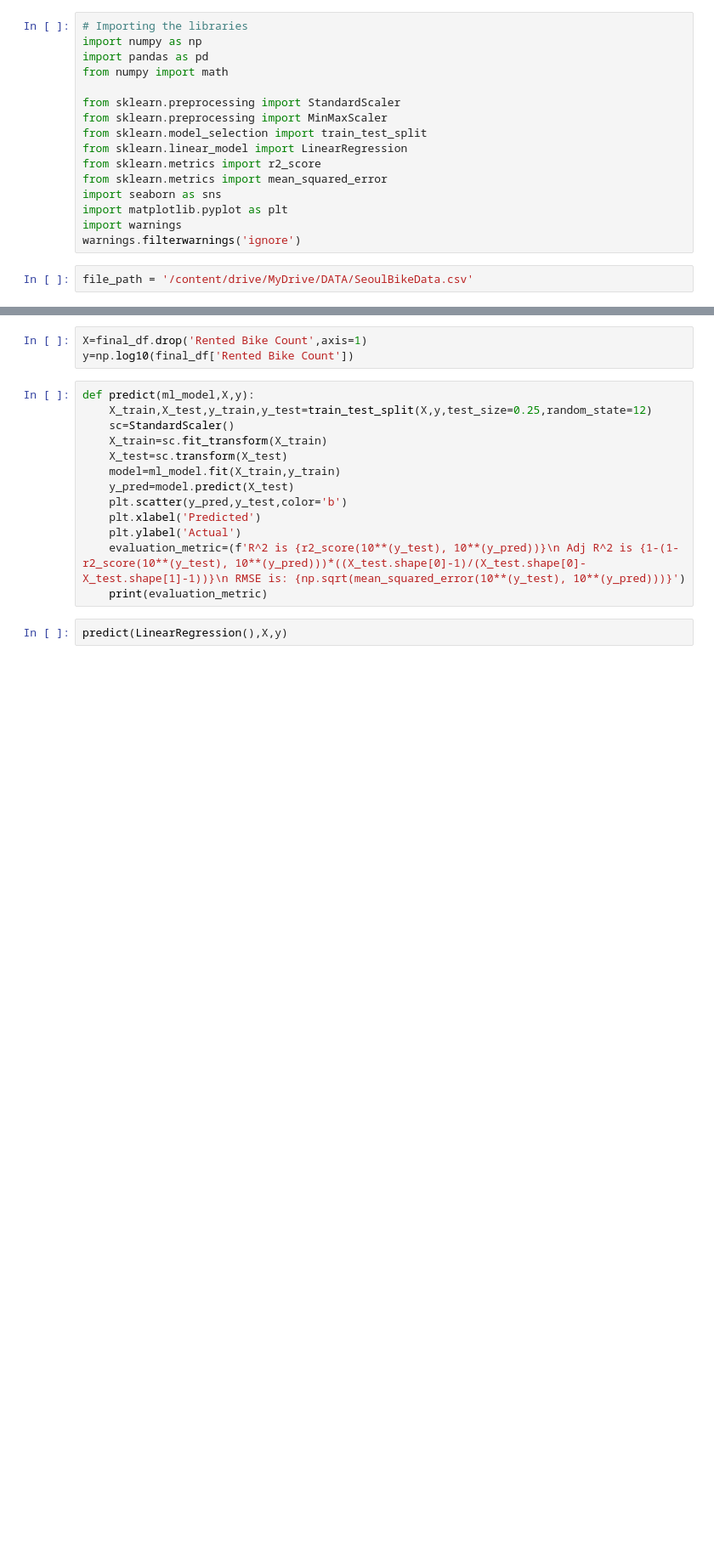
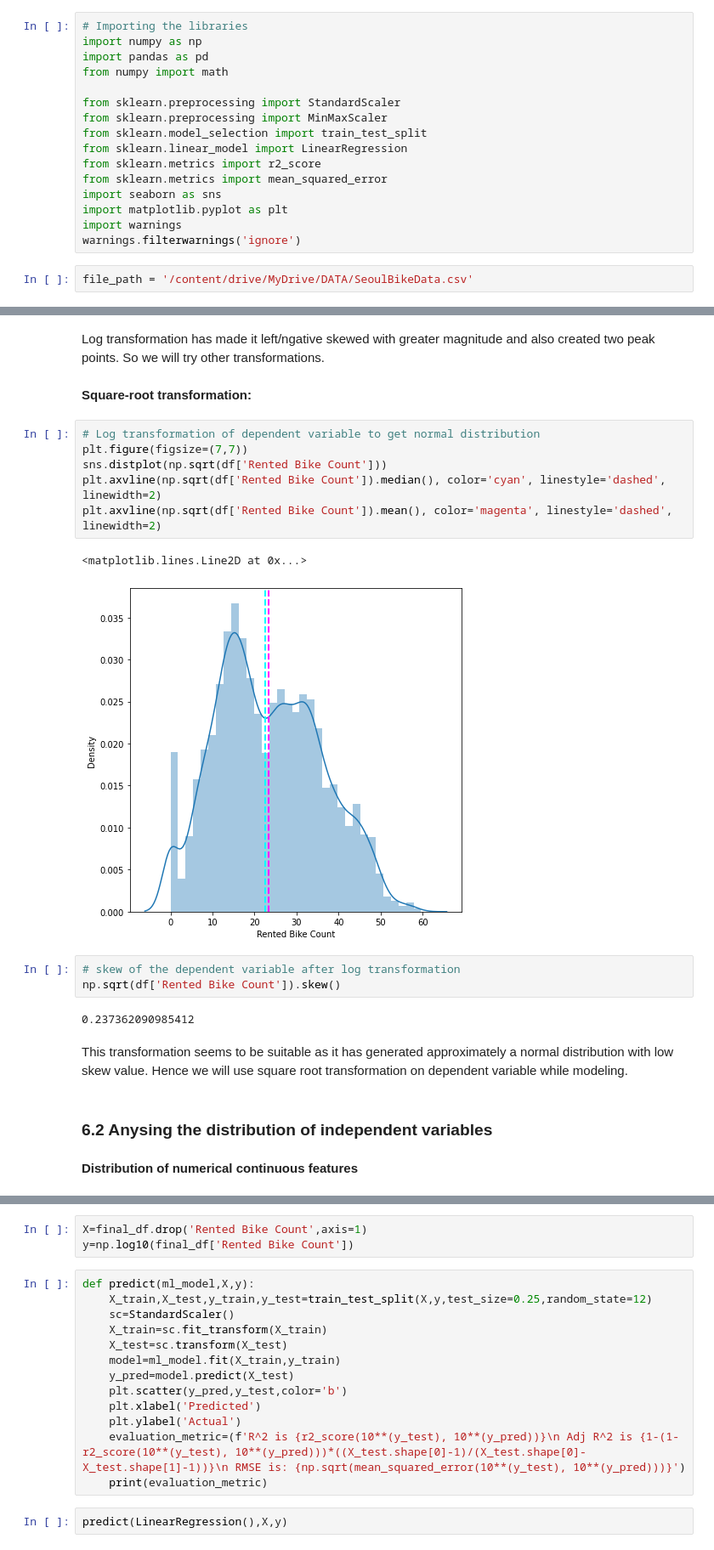
Before and after one commit to disuja7/Bike-sharing-demand-prediction, a Jupyter notebook: Copy_of_Bike_Sharing_Demand_Prediction_Capstone_Project.ipynb, the cells around one changed output, grey strips where cells are left out. Shown: that part at 85% size. Drawn from its saved outputs; the diff is of its cells as text; blank space fills up the shorter version.

```diff
--- a/Copy_of_Bike_Sharing_Demand_Prediction_Capstone_Project.ipynb
+++ b/Copy_of_Bike_Sharing_Demand_Prediction_Capstone_Project.ipynb
@@ -55,0 +234,25 @@ df = pd.read_csv(file_path,encoding="ISO-8859-1")
+# %% [markdown]
+Log transformation has made it left/ngative skewed with greater magnitude and also created two peak points. So we will try other transformations.
+# %% [markdown]
+**Square-root transformation:**
+# %%
+# Log transformation of dependent variable to get normal distribution
+plt.figure(figsize=(7,7))
+sns.distplot(np.sqrt(df['Rented Bike Count']))
+plt.axvline(np.sqrt(df['Rented Bike Count']).median(), color='cyan', linestyle='dashed', linewidth=2)
+plt.axvline(np.sqrt(df['Rented Bike Count']).mean(), color='magenta', linestyle='dashed', linewidth=2)
+# %% [output]
+<matplotlib.lines.Line2D at 0x...>
+[figure, added]
+# %%
+# skew of the dependent variable after log transformation
+np.sqrt(df['Rented Bike Count']).skew()
+# %% [output]
+0.237362090985412
+# %% [markdown]
+This transformation seems to be suitable as it has generated approximately a normal distribution with low skew value.
+Hence we will use square root transformation on dependent variable while modeling.
+# %% [markdown]
+### **6.2 Anysing the distribution of independent variables**
+# %% [markdown]
+**Distribution of numerical continuous features**
```
Also changed, not shown: parts of 111 cells of this notebook.
